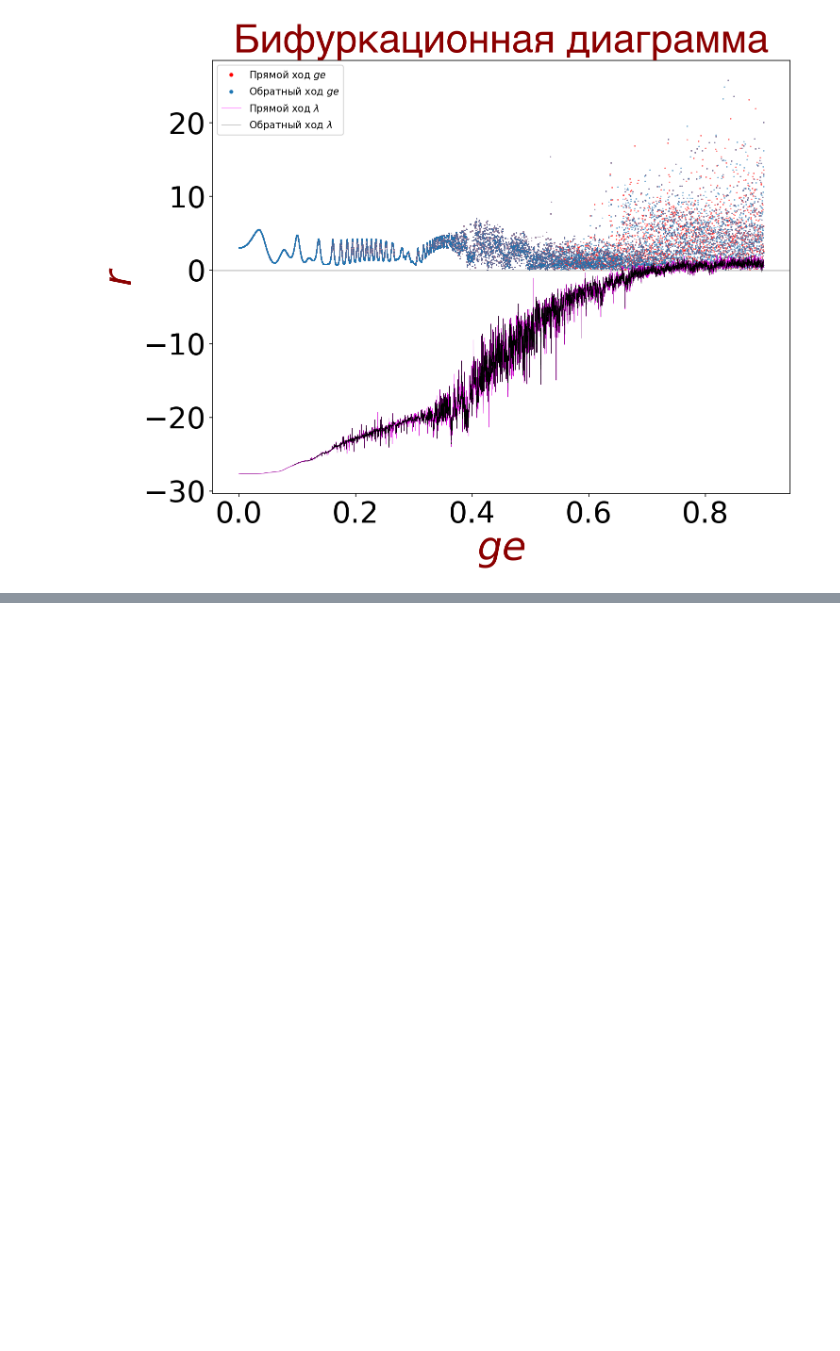
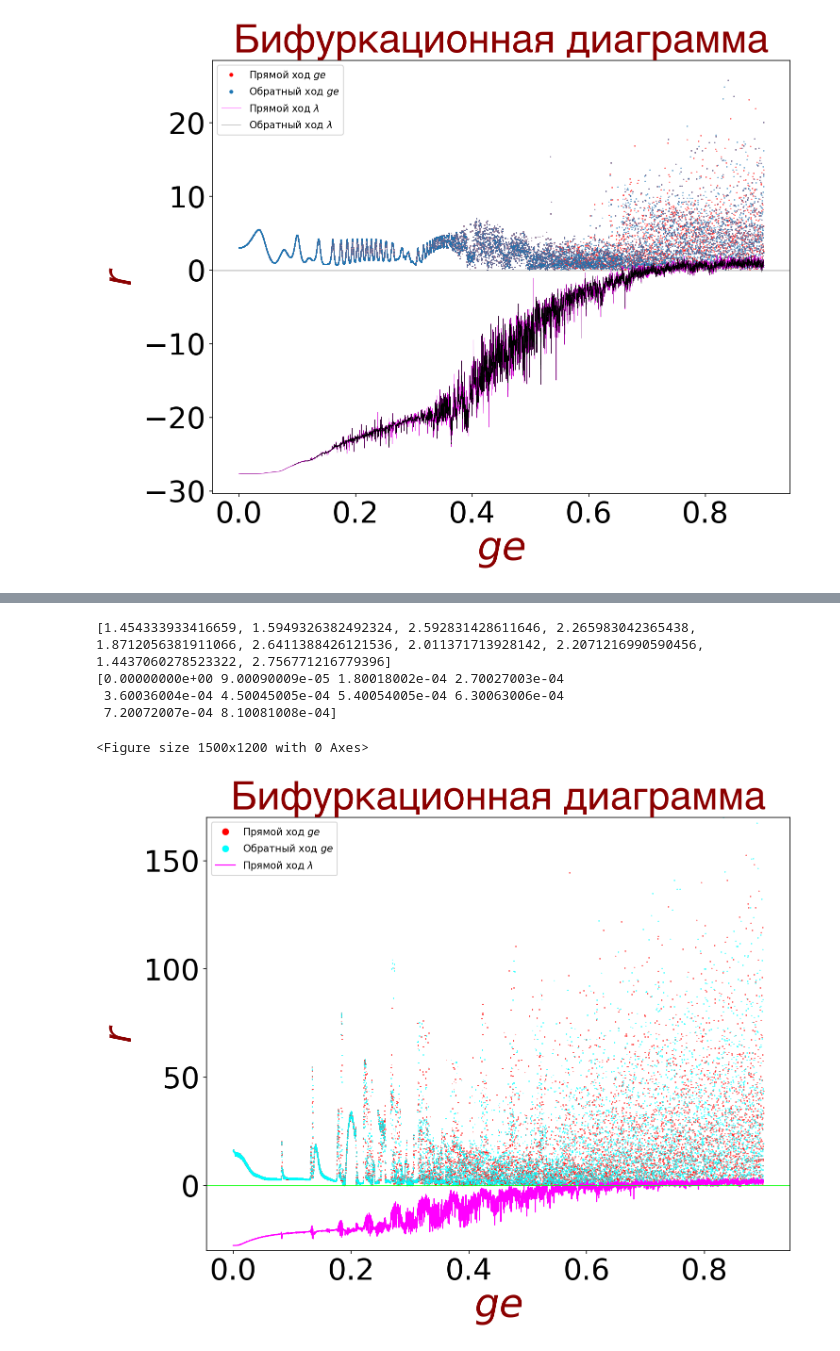
Before and after one commit to propellermint/Dynamic-chaos-in-the-kicked-photon-qubit-atom, a Jupyter notebook: bifurcations.ipynb, the cells around one changed output, grey strips where cells are left out. Drawn from its saved outputs; the diff is of its cells as text; code cells hidden in the pictures; blank space fills up the shorter version.

```diff
--- a/bifurcations.ipynb
+++ b/bifurcations.ipynb
@@ -184,0 +319,46 @@ plt.show()
+# %%
+textsize = 30
+#  plot for (p, x)
+fig = plt.figure(figsize=(10,8), dpi=150)
+
+font = {'family': 'helvetica',
+        'color':  'darkred',
+        'weight': 'bold',
+        'size': 40,
+        }
+
+fontTitle = {'family': 'helvetica',
+        'color':  'darkred',
+        'weight': 'bold',
+        'size': textsize,
+        }
+gs = np.linspace(0, 0.9, 10000)
+print(l[:10])
+print(gs[:10])
+plt.figure(figsize=(10, 8), dpi=150)
+plt.plot(t, r,'o', c='red', ms=0.2, label='Прямой ход $ge$')
+plt.plot(t1, r1, 'o', ms=0.2, c='cyan', label='Обратный ход $ge$')
+plt.plot(gs, l[::-1], '-', c='fuchsia', lw=1.1, label='Прямой ход $\lambda$')
+#plt.plot(gs, l1[::-1], '-', c='black', lw=0.9, label='Обратный ход $\lambda$')
+plt.axhline(y=0, lw=0.6, c='lime')
+plt.xlabel(r'$ge$', fontdict=font)
+plt.ylabel(r'$r$', fontdict=font)
+plt.title('Бифуркационная диаграмма', fontdict=font)
+plt.tick_params(labelsize=textsize)
+plt.tight_layout()
+lgnd = plt.legend()
+#change the marker size manually for both lines
+lgnd.legendHandles[0]._legmarker.set_markersize(6)
+lgnd.legendHandles[1]._legmarker.set_markersize(6)
+lgnd.legendHandles[2]._legmarker.set_markersize(6)
+#lgnd.legendHandles[3]._legmarker.set_markersize(6)
+plt.ylim([-30, 170])
+#plt.savefig('images/oscillator/bif,' + 'r=0.5,phi=20' + '.png',dpi=150)
+plt.show()
+# %% [output]
+[1.454333933416659, 1.5949326382492324, 2.592831428611646, 2.265983042365438, 1.8712056381911066, 2.6411388426121536, 2.011371713928142, 2.2071216990590456, 1.4437060278523322, 2.756771216779396]
+[0.00000000e+00 9.00090009e-05 1.80018002e-04 2.70027003e-04
+ 3.60036004e-04 4.50045005e-04 5.40054005e-04 6.30063006e-04
+ 7.20072007e-04 8.10081008e-04]
+<Figure size 1500x1200 with 0 Axes>
+[figure, added]
```
Also changed, not shown: parts of 3 cells of this notebook, 13 other files.
